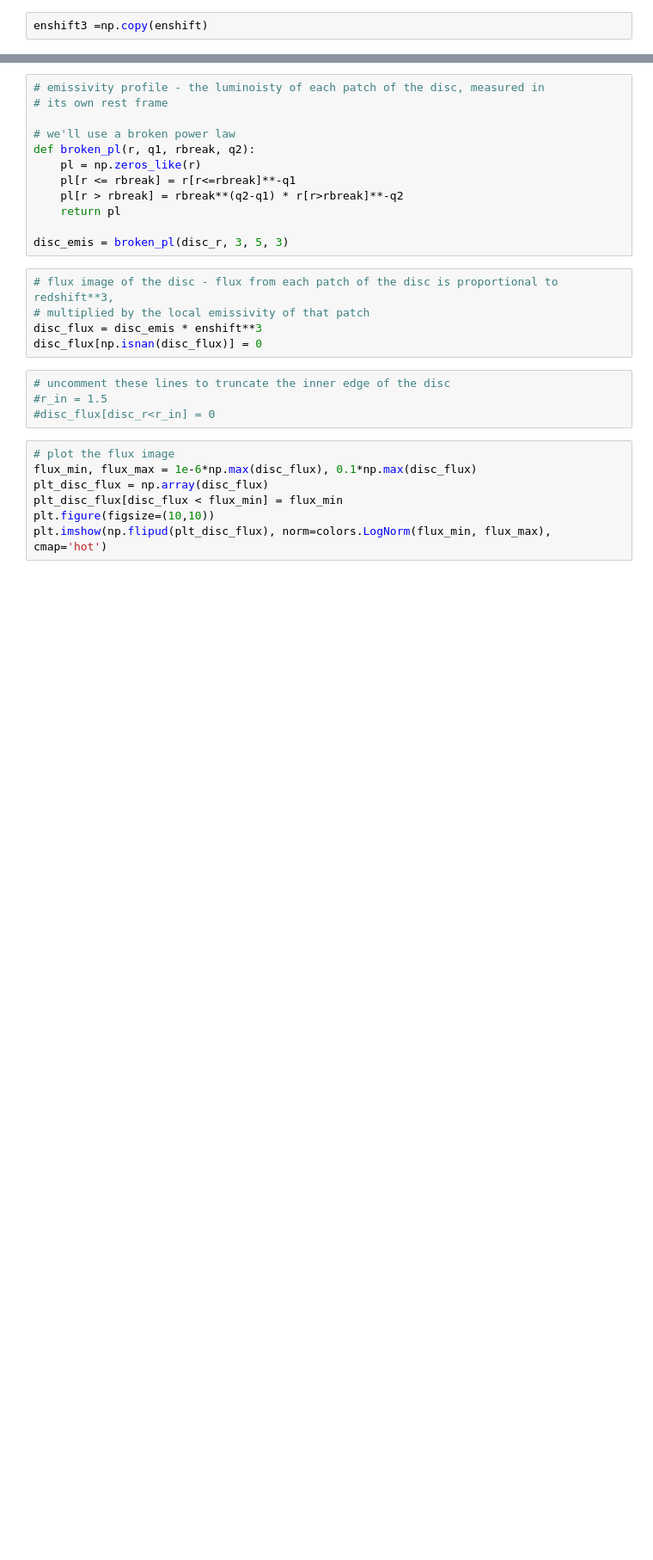
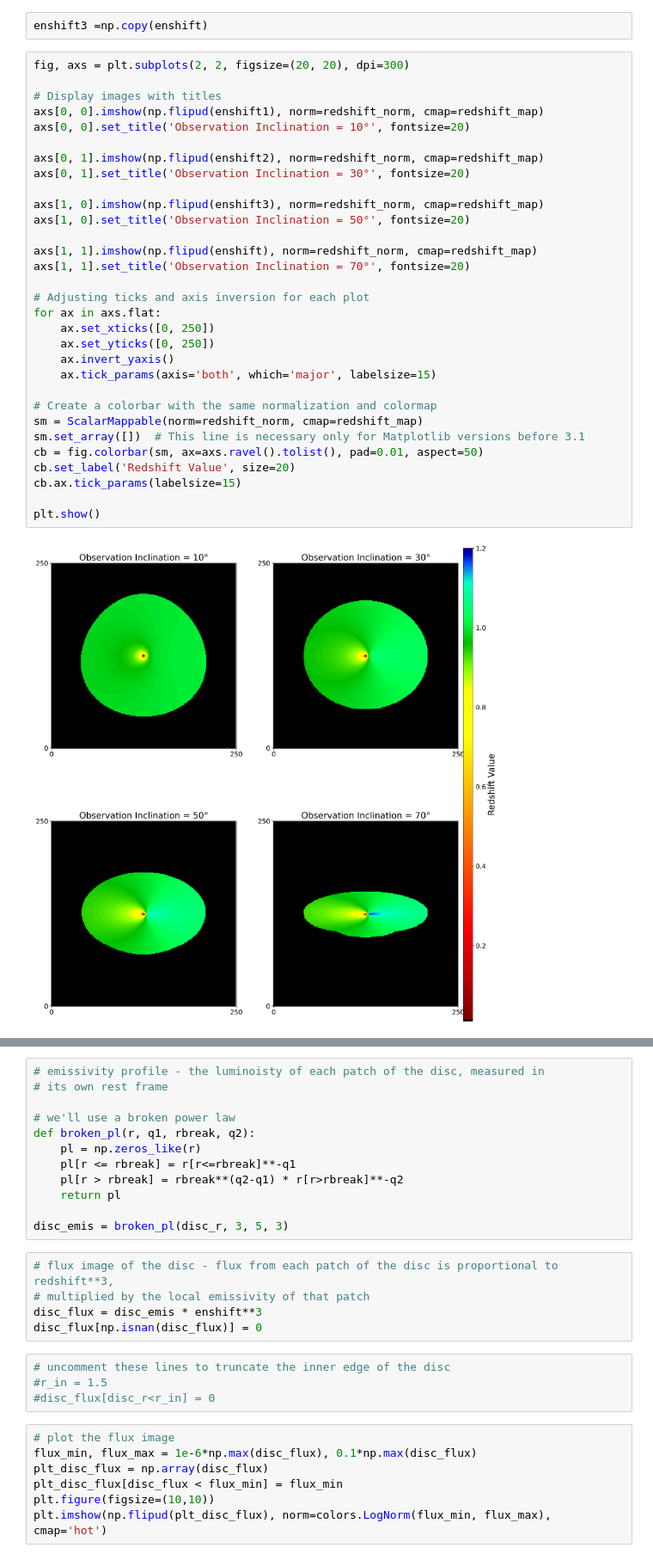
Before and after one commit to wilkinsdr/raytrace_cpu, a Jupyter notebook: python/line_from_image.ipynb, the cells around one changed output, grey strips where cells are left out. Shown at 86% size. Cells and saved outputs as stored; diff of their text form; blank space fills up the shorter version.

```diff
--- a/python/line_from_image.ipynb
+++ b/python/line_from_image.ipynb
@@ -51,5 +57,38 @@ enshift2 = np.copy(enshift)
 # %%
 enshift3 =np.copy(enshift)
+# %%
+fig, axs = plt.subplots(2, 2, figsize=(20, 20), dpi=300)
+
+# Display images with titles
+axs[0, 0].imshow(np.flipud(enshift1), norm=redshift_norm, cmap=redshift_map)
+axs[0, 0].set_title('Observation Inclination = 10°', fontsize=20)
+
+axs[0, 1].imshow(np.flipud(enshift2), norm=redshift_norm, cmap=redshift_map)
+axs[0, 1].set_title('Observation Inclination = 30°', fontsize=20)
+
+axs[1, 0].imshow(np.flipud(enshift3), norm=redshift_norm, cmap=redshift_map)
+axs[1, 0].set_title('Observation Inclination = 50°', fontsize=20)
+
+axs[1, 1].imshow(np.flipud(enshift), norm=redshift_norm, cmap=redshift_map)
+axs[1, 1].set_title('Observation Inclination = 70°', fontsize=20)
+
+# Adjusting ticks and axis inversion for each plot
+for ax in axs.flat:
+    ax.set_xticks([0, 250])
+    ax.set_yticks([0, 250])
+    ax.invert_yaxis()
+    ax.tick_params(axis='both', which='major', labelsize=15)
+
+# Create a colorbar with the same normalization and colormap
+sm = ScalarMappable(norm=redshift_norm, cmap=redshift_map)
+sm.set_array([])  # This line is necessary only for Matplotlib versions before 3.1
+cb = fig.colorbar(sm, ax=axs.ravel().tolist(), pad=0.01, aspect=50)
+cb.set_label('Redshift Value', size=20)
+cb.ax.tick_params(labelsize=15)
+
+plt.show()
+# %% [output]
+[figure, added]
 # %%
 # plot the energy shift as a function of position in the image
 plt.figure(figsize=(10,10))
```
Also changed, not shown: parts of 5 cells of this notebook, 1 other file.
